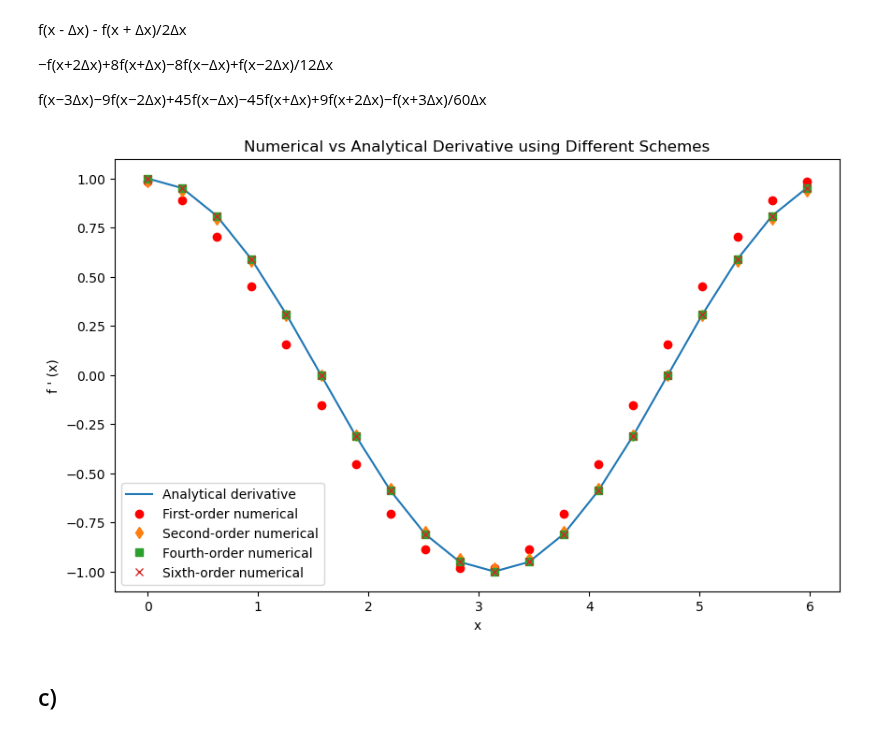
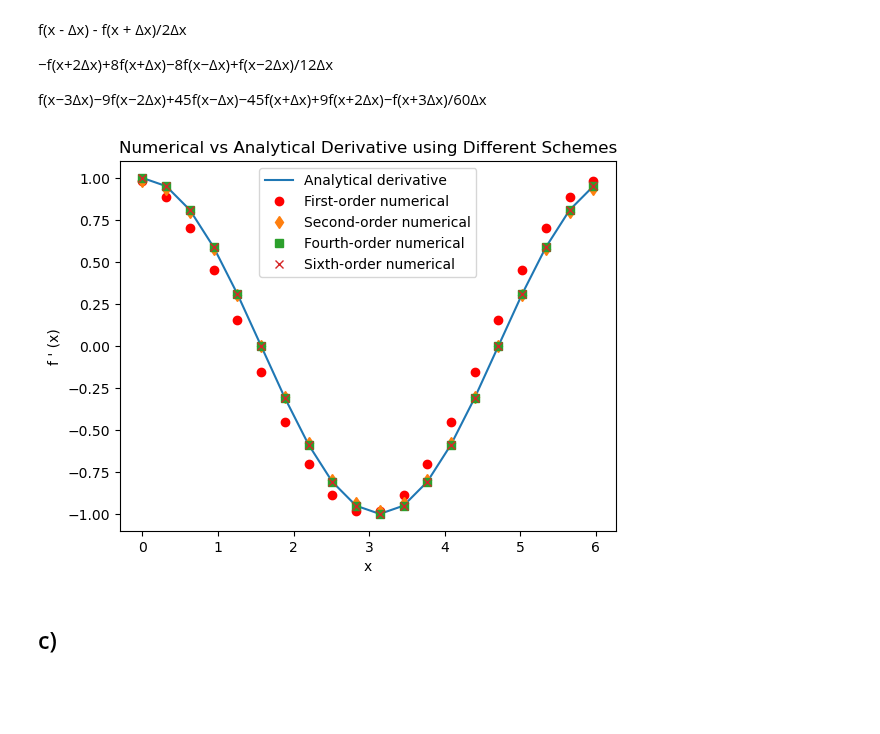
Before and after one commit to Katikistan/NumeP, a Jupyter notebook: week1/week1.ipynb, the cells around one changed output. Drawn from its saved outputs; the diff is of its cells as text; code cells hidden in the pictures; blank space fills up the shorter version.

```diff
--- a/week1/week1.ipynb
+++ b/week1/week1.ipynb
@@ -52,34 +52,32 @@
 # %%
 def second_order(fx, dx):
     return (np.roll(fx, -1) - np.roll(fx, 1)) / (2 * dx)
 
 def fourth_order(fx, dx):
     return (np.roll(fx, 2) - np.roll(fx, -2) + 8 * np.roll(fx, -1) - 8 * np.roll(fx, 1) ) / (12 * dx)
 
 def sixth_order(fx, dx):
     return (np.roll(fx, -3) - np.roll(fx, 3) +
             9 * np.roll(fx, 2) - 9 * np.roll(fx, -2) +
             45 * np.roll(fx, -1) - 45 * np.roll(fx, 1)) / (60 * dx)
 
 f_prime_second_order = second_order(fx, dx)
 f_prime_fourth_order = fourth_order(fx, dx)
 f_prime_sixth_order = sixth_order(fx, dx)
 
 # Plot the results
-# set figure size
-plt.figure(figsize=(10, 6)) # otherwise legend is blocking the plot
 plt.plot(x, f_prime_analytical, label='Analytical derivative')
 plt.plot(x, f_prime_numerical, 'ro', label='First-order numerical')
 plt.plot(x, f_prime_second_order, 'd', label='Second-order numerical')
 plt.plot(x, f_prime_fourth_order, 's', label='Fourth-order numerical')
 plt.plot(x, f_prime_sixth_order, 'x', label='Sixth-order numerical')
 plt.xlabel('x')
 plt.ylabel("f ' (x)")
 plt.legend()
 plt.title('Numerical vs Analytical Derivative using Different Schemes')
 plt.show()
 # %% [output]
-[figure, old version]
+[figure, new version]
 # %% [markdown]
 ## c)
 # %%
```
Also changed, not shown: parts of 4 cells of this notebook.
